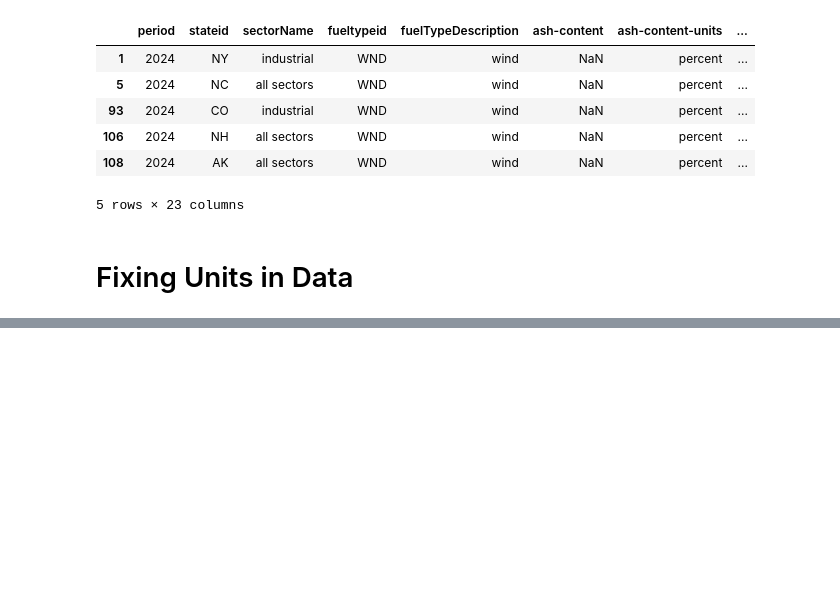
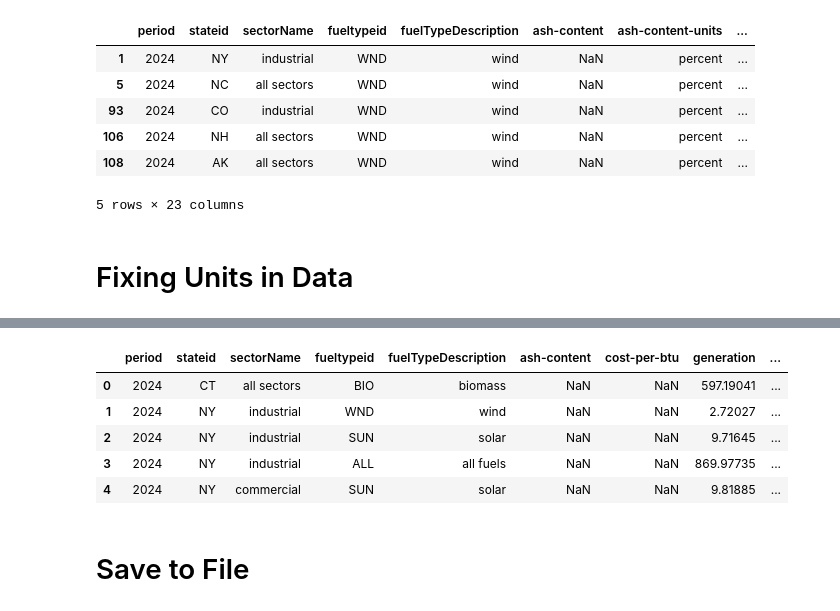
Before and after one commit to TKSteppat/CSCI385-Energy, a Jupyter notebook: data_exploration/data_explore.ipynb, the cells around one changed output, grey strips where cells are left out. Saved outputs shown, nothing was run; the diff lists cells and outputs as text; code cells hidden in the pictures; blank space fills up the shorter version.

```diff
--- a/data_exploration/data_explore.ipynb
+++ b/data_exploration/data_explore.ipynb
@@ -321,0 +331,12 @@ Name: count, dtype: int64
+# %%
+final_df.drop(columns=["total-consumption-btu-units", "ash-content-units", "cost-per-btu-units", "generation-units", "sulfur-content-units", "customers-units", "price-units", "revenue-units", "sales-units"], inplace=True)
+final_df.head()
+# %% [output]
+|  | period | stateid | sectorName | fueltypeid | fuelTypeDescription | ash-content | cost-per-btu | generation | ... |
+| 0 | 2024 | CT | all sectors | BIO | biomass | NaN | NaN | 597.19041 | ... |
+| 1 | 2024 | NY | industrial | WND | wind | NaN | NaN | 2.72027 | ... |
+| 2 | 2024 | NY | industrial | SUN | solar | NaN | NaN | 9.71645 | ... |
+| 3 | 2024 | NY | industrial | ALL | all fuels | NaN | NaN | 869.97735 | ... |
+| 4 | 2024 | NY | commercial | SUN | solar | NaN | NaN | 9.81885 | ... |
+# %% [markdown]
+# Save to File
```
Also changed, not shown: parts of 4 cells of this notebook.
